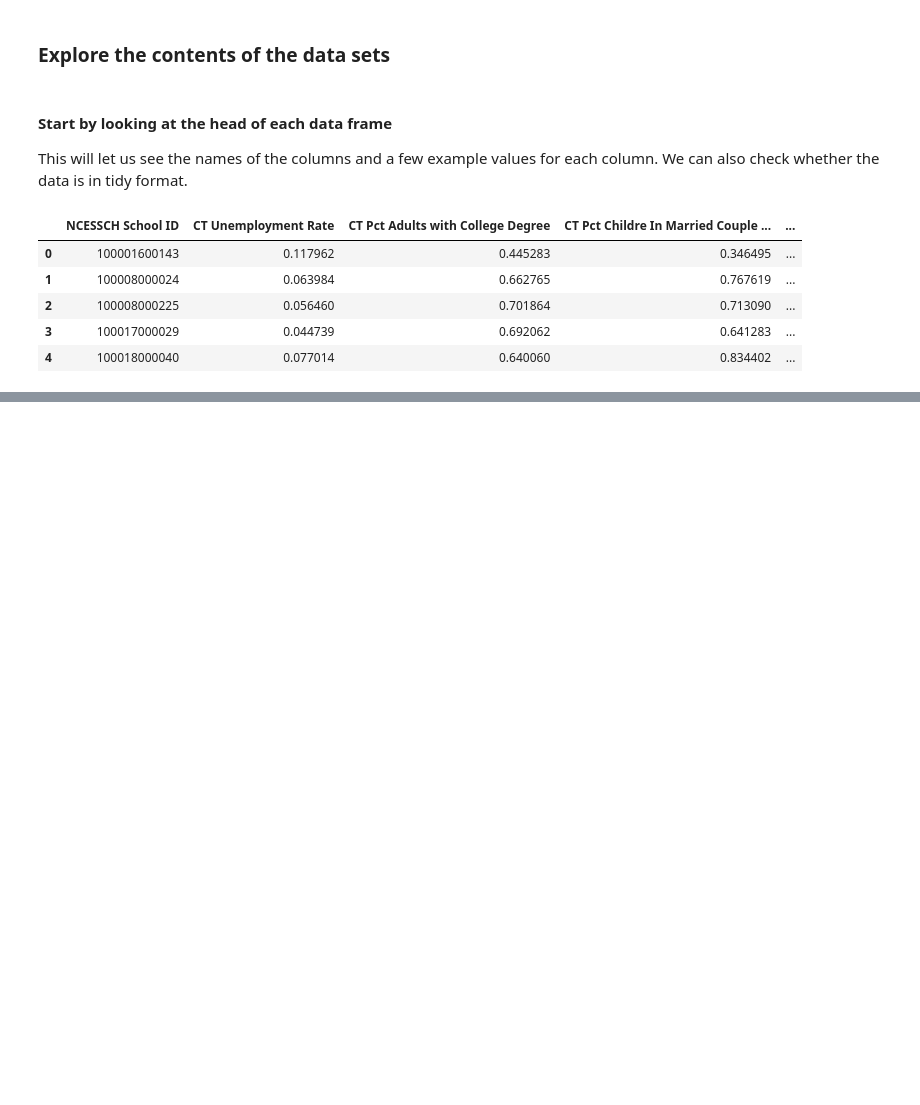
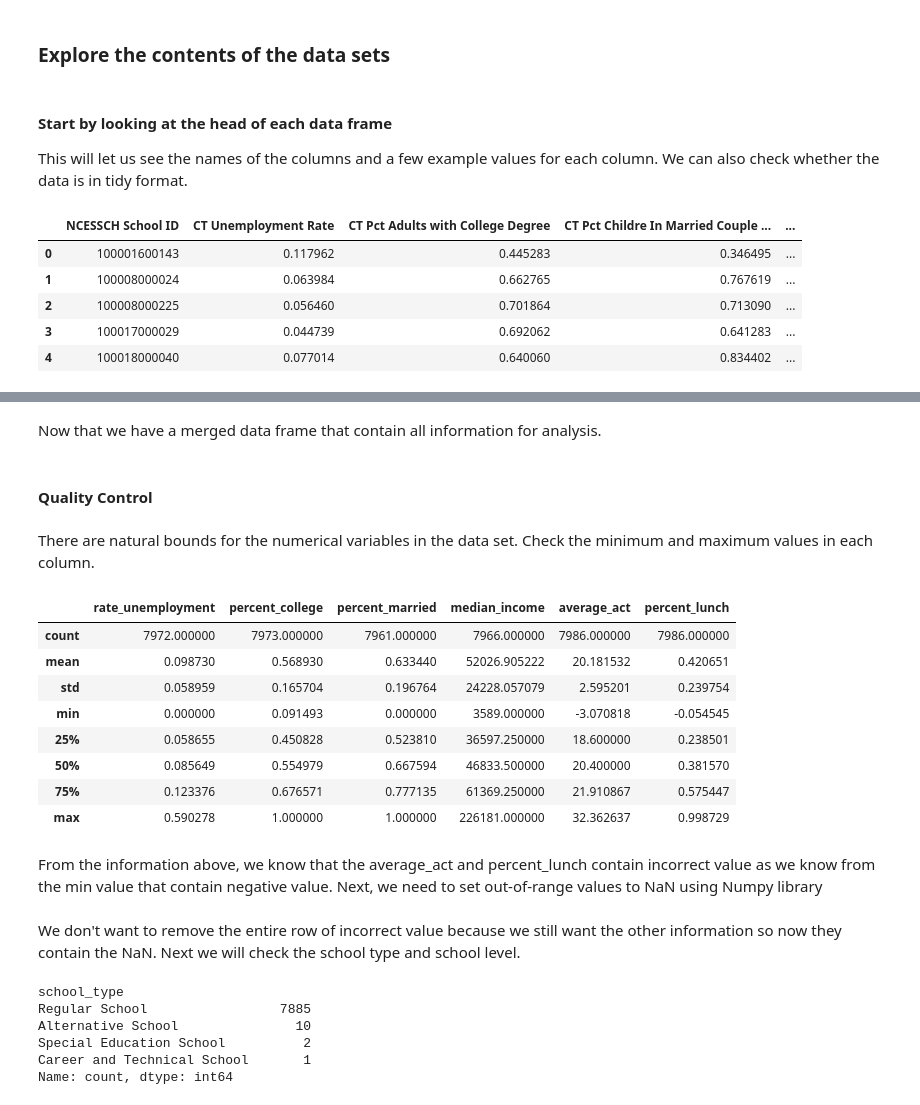
Before and after one commit to TheCong07/data-5100-foundations-of-data-science, a Jupyter notebook: education/code/Education.ipynb, the cells around one changed output, grey strips where cells are left out. Cells and saved outputs as stored; diff of their text form; code cells hidden in the pictures; blank space fills up the shorter version.

```diff
--- a/education/code/Education.ipynb
+++ b/education/code/Education.ipynb
@@ -36,0 +185,12 @@ edgap.head()
+# %%
+edgap = edgap.rename(
+  columns={
+    "NCESSCH School ID": "id",
+    "CT Unemployment Rate": "rate_unemployment",
+    "CT Pct Adults with College Degree": "percent_college",
+    "CT Pct Childre In Married Couple Family": "percent_married",
+    "CT Median Household Income": "median_income",
+    "School ACT average (or equivalent if SAT score)": "average_act",
+    "School Pct Free and Reduced Lunch": "percent_lunch",
+  }
+)
@@ -36,0 +199,11 @@ edgap.head()
+# %%
+school_information = school_information.rename(
+  columns={
+    'SCHOOL_YEAR': 'year',
+    'NCESSCH': 'id',
+    'LSTATE': 'state',
+    'LZIP': 'zip_code',
+    'SCH_TYPE_TEXT': 'school_type',
+    'LEVEL': 'school_level'
+  }
+)
@@ -36,0 +239,4 @@ edgap.head()
+# %%
+edgap['id'] = edgap['id'].astype('string')
+school_information['zip_code'] = school_information['zip_code'].astype('object')
+school_information.info()
@@ -36,0 +259,6 @@ edgap.head()
+# %%
+df = edgap.merge(
+  school_information,
+  how='left',
+  on='id'
+)
@@ -36,0 +296,20 @@ edgap.head()
+# %% [markdown]
+Now that we have a merged data frame that contain all information for analysis.
+# %% [markdown]
+#### Quality Control
+# %% [markdown]
+There are natural bounds for the numerical variables in the data set. Check the minimum and maximum values in each column.
+# %%
+df.describe()
+# %% [output]
+|  | rate_unemployment | percent_college | percent_married | median_income | average_act | percent_lunch |
+| count | 7972.000000 | 7973.000000 | 7961.000000 | 7966.000000 | 7986.000000 | 7986.000000 |
+| mean | 0.098730 | 0.568930 | 0.633440 | 52026.905222 | 20.181532 | 0.420651 |
+| std | 0.058959 | 0.165704 | 0.196764 | 24228.057079 | 2.595201 | 0.239754 |
+| min | 0.000000 | 0.091493 | 0.000000 | 3589.000000 | -3.070818 | -0.054545 |
+| 25% | 0.058655 | 0.450828 | 0.523810 | 36597.250000 | 18.600000 | 0.238501 |
+| 50% | 0.085649 | 0.554979 | 0.667594 | 46833.500000 | 20.400000 | 0.381570 |
+| 75% | 0.123376 | 0.676571 | 0.777135 | 61369.250000 | 21.910867 | 0.575447 |
+| max | 0.590278 | 1.000000 | 1.000000 | 226181.000000 | 32.362637 | 0.998729 |
+# %% [markdown]
+From the information above, we know that the average_act and percent_lunch contain incorrect value as we know from the min value that contain negative value. Next, we need to set out-of-range values to NaN using Numpy library
@@ -36,0 +320,11 @@ edgap.head()
+# %% [markdown]
+We don't want to remove the entire row of incorrect value because we still want the other information so now they contain the NaN. Next we will check the school type and school level.
+# %%
+df['school_type'].value_counts()
+# %% [output]
+school_type
+Regular School                 7885
+Alternative School               10
+Special Education School          2
+Career and Technical School       1
+Name: count, dtype: int64
```
Also changed, not shown: parts of 68 cells of this notebook, 4 other files.
